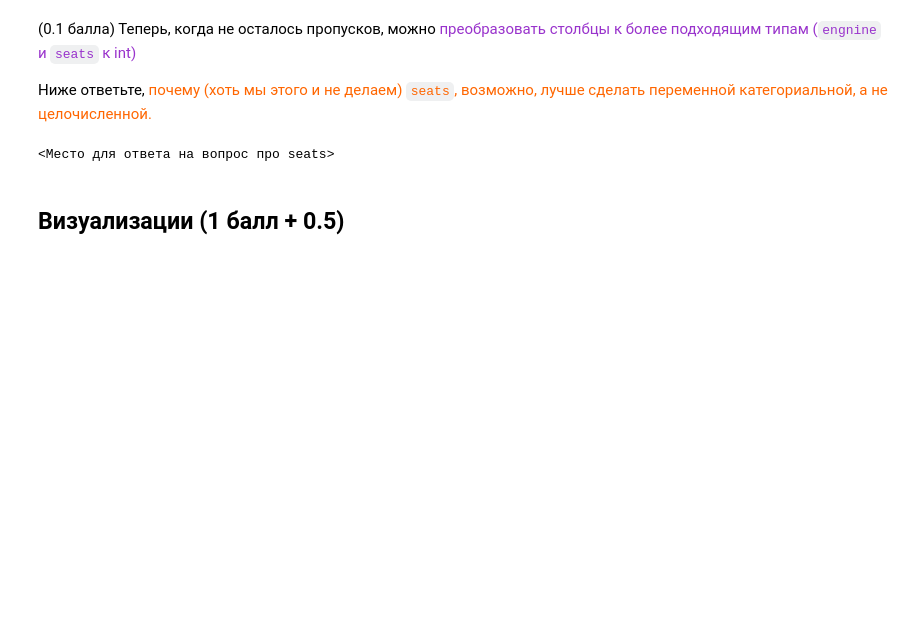
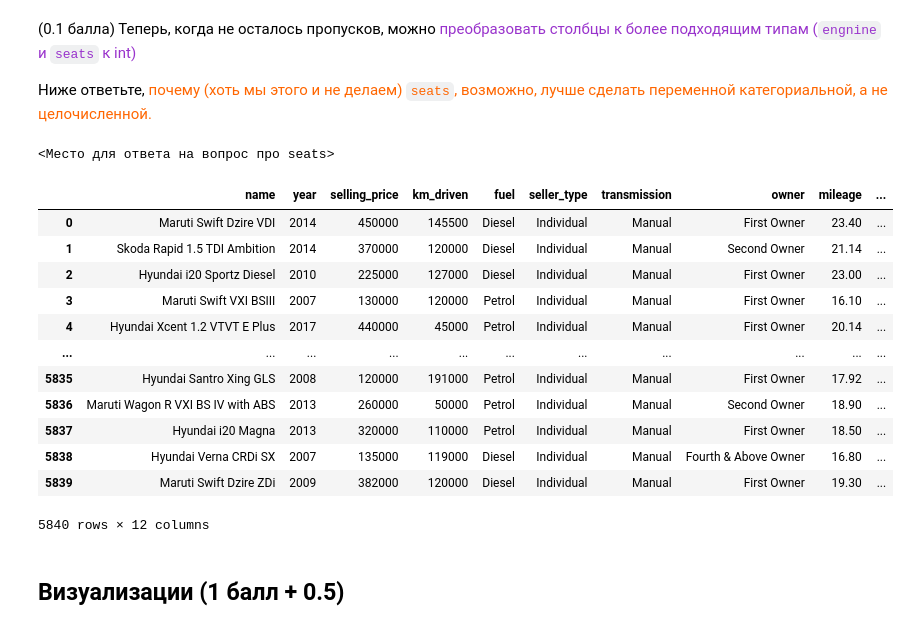
Before and after one commit to Kulikov17/MLDS_ML, a Jupyter notebook: HW1/HW1_Regression_with_inference.ipynb, the cells around one changed output. Cells and saved outputs as stored; diff of their text form; code cells hidden in the pictures; blank space fills up the shorter version.

```diff
--- a/HW1/HW1_Regression_with_inference.ipynb
+++ b/HW1/HW1_Regression_with_inference.ipynb
@@ -260,0 +284,6 @@ df_train
+# %%
+train_median = df_train.median()
+
+
+df_train = df_train.fillna(train_median)
+df_test = df_test.fillna(train_median)
@@ -273,3 +332,25 @@ print("<Место для ответа на вопрос про seats>")
+# %%
+df_train['engine'] = df_train['engine'].astype(int)
+df_train['seats'] = df_train['seats'].astype(int)
+
+df_test['engine'] = df_test['engine'].astype(int)
+df_test['seats'] = df_test['seats'].astype(int)
+# %%
+df_train
+# %% [output]
+|  | name | year | selling_price | km_driven | fuel | seller_type | transmission | owner | mileage | ... |
+| 0 | Maruti Swift Dzire VDI | 2014 | 450000 | 145500 | Diesel | Individual | Manual | First Owner | 23.40 | ... |
+| 1 | Skoda Rapid 1.5 TDI Ambition | 2014 | 370000 | 120000 | Diesel | Individual | Manual | Second Owner | 21.14 | ... |
+| 2 | Hyundai i20 Sportz Diesel | 2010 | 225000 | 127000 | Diesel | Individual | Manual | First Owner | 23.00 | ... |
+| 3 | Maruti Swift VXI BSIII | 2007 | 130000 | 120000 | Petrol | Individual | Manual | First Owner | 16.10 | ... |
+| 4 | Hyundai Xcent 1.2 VTVT E Plus | 2017 | 440000 | 45000 | Petrol | Individual | Manual | First Owner | 20.14 | ... |
+| ... | ... | ... | ... | ... | ... | ... | ... | ... | ... | ... |
+| 5835 | Hyundai Santro Xing GLS | 2008 | 120000 | 191000 | Petrol | Individual | Manual | First Owner | 17.92 | ... |
+| 5836 | Maruti Wagon R VXI BS IV with ABS | 2013 | 260000 | 50000 | Petrol | Individual | Manual | Second Owner | 18.90 | ... |
+| 5837 | Hyundai i20 Magna | 2013 | 320000 | 110000 | Petrol | Individual | Manual | First Owner | 18.50 | ... |
+| 5838 | Hyundai Verna CRDi SX | 2007 | 135000 | 119000 | Diesel | Individual | Manual | Fourth & Above Owner | 16.80 | ... |
+| 5839 | Maruti Swift Dzire ZDi | 2009 | 382000 | 120000 | Diesel | Individual | Manual | First Owner | 19.30 | ... |
+5840 rows × 12 columns
 # %% [markdown]
 ## Визуализации (1 балл + 0.5)
 # %% [markdown]
```
Also changed, not shown: parts of 30 cells of this notebook.
